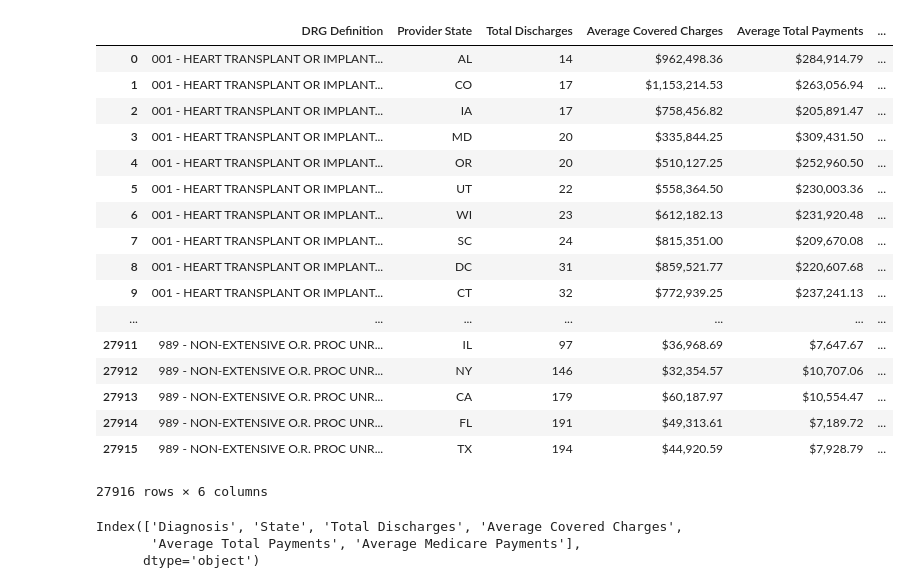
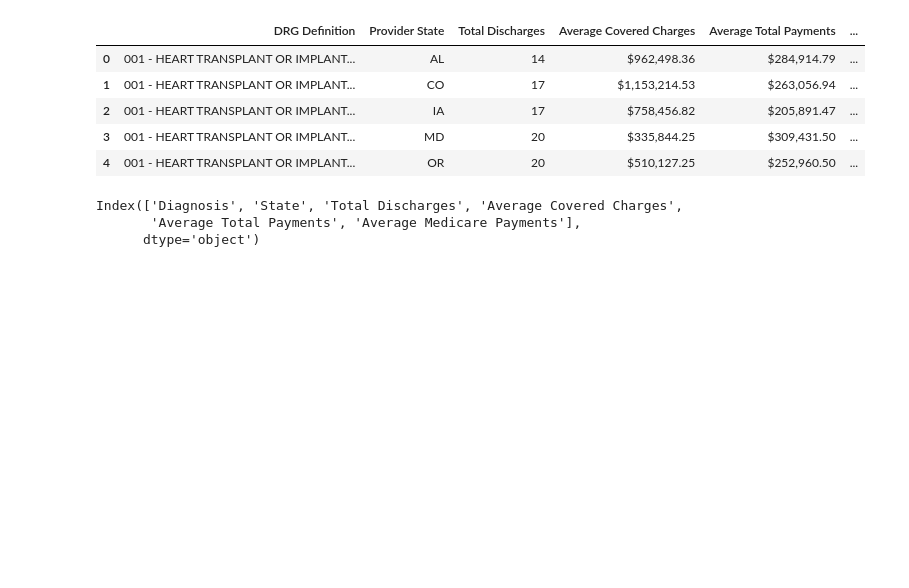
Before and after one commit to nilamroy2/Group6_Project_1, a Jupyter notebook: group6_starter_code_vasudha.ipynb, the cells around one changed output. Saved outputs shown, nothing was run; the diff lists cells and outputs as text; code cells hidden in the pictures; blank space fills up the shorter version.

```diff
--- a/group6_starter_code_vasudha.ipynb
+++ b/group6_starter_code_vasudha.ipynb
@@ -1,37 +1,25 @@
 # %%
 import pandas as pd
 import numpy as np
 import matplotlib.pyplot as plt
 
 df_provider = pd.read_csv("Medicare_Provider_Charge_Inpatient_FY2016.csv")
 df = pd.read_csv("Resources/2016_statedata.csv")
 
 #print(df["Provider State"].nunique())
 
 #df.count()
 df.columns
 #df['DRG Definition'].nunique()
 #df['DRG Definition'].unique()
-df
+df.head()
 # %% [output]
 |  | DRG Definition | Provider State | Total Discharges | Average Covered Charges | Average Total Payments | ... |
 | 0 | 001 - HEART TRANSPLANT OR IMPLANT... | AL | 14 | $962,498.36 | $284,914.79 | ... |
 | 1 | 001 - HEART TRANSPLANT OR IMPLANT... | CO | 17 | $1,153,214.53 | $263,056.94 | ... |
 | 2 | 001 - HEART TRANSPLANT OR IMPLANT... | IA | 17 | $758,456.82 | $205,891.47 | ... |
 | 3 | 001 - HEART TRANSPLANT OR IMPLANT... | MD | 20 | $335,844.25 | $309,431.50 | ... |
 | 4 | 001 - HEART TRANSPLANT OR IMPLANT... | OR | 20 | $510,127.25 | $252,960.50 | ... |
-| 5 | 001 - HEART TRANSPLANT OR IMPLANT... | UT | 22 | $558,364.50 | $230,003.36 | ... |
-| 6 | 001 - HEART TRANSPLANT OR IMPLANT... | WI | 23 | $612,182.13 | $231,920.48 | ... |
-| 7 | 001 - HEART TRANSPLANT OR IMPLANT... | SC | 24 | $815,351.00 | $209,670.08 | ... |
-| 8 | 001 - HEART TRANSPLANT OR IMPLANT... | DC | 31 | $859,521.77 | $220,607.68 | ... |
-| 9 | 001 - HEART TRANSPLANT OR IMPLANT... | CT | 32 | $772,939.25 | $237,241.13 | ... |
-| ... | ... | ... | ... | ... | ... | ... |
-| 27911 | 989 - NON-EXTENSIVE O.R. PROC UNR... | IL | 97 | $36,968.69 | $7,647.67 | ... |
-| 27912 | 989 - NON-EXTENSIVE O.R. PROC UNR... | NY | 146 | $32,354.57 | $10,707.06 | ... |
-| 27913 | 989 - NON-EXTENSIVE O.R. PROC UNR... | CA | 179 | $60,187.97 | $10,554.47 | ... |
-| 27914 | 989 - NON-EXTENSIVE O.R. PROC UNR... | FL | 191 | $49,313.61 | $7,189.72 | ... |
-| 27915 | 989 - NON-EXTENSIVE O.R. PROC UNR... | TX | 194 | $44,920.59 | $7,928.79 | ... |
-27916 rows × 6 columns
 # %%
 
 df_renamed = df.rename(columns={'DRG Definition':'Diagnosis',
```
Also changed, not shown: parts of 7 cells of this notebook.
